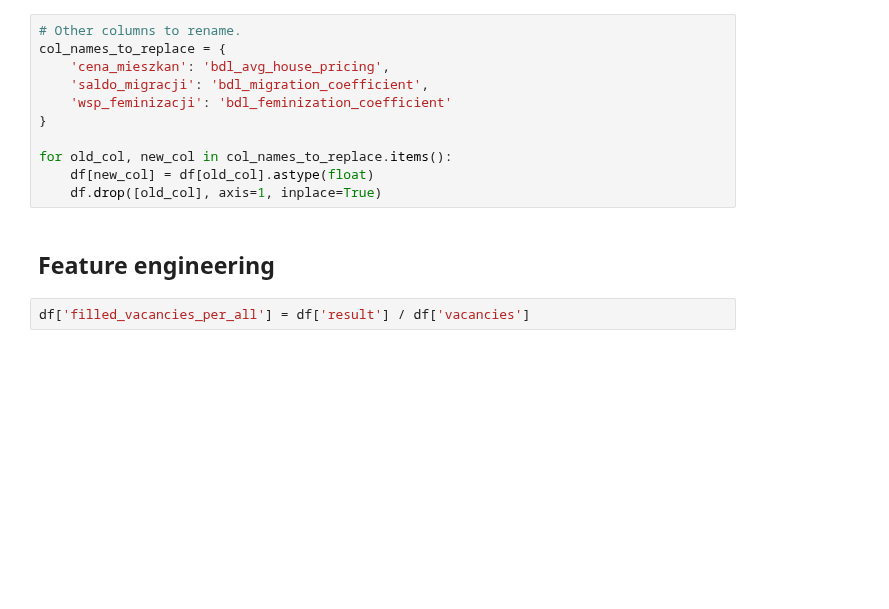
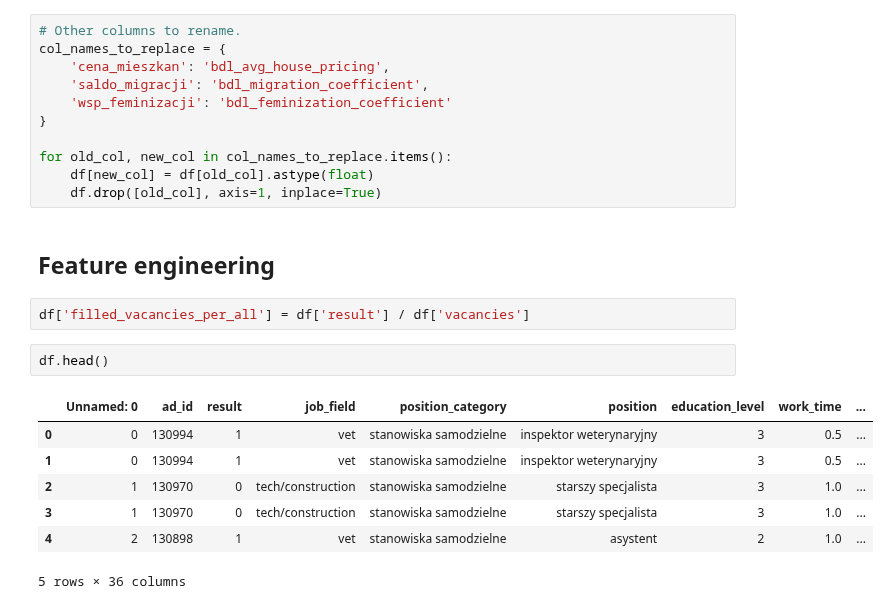
Before and after one commit to BERENZ/2024-mgr-sluzba-cywilna, a Jupyter notebook: Python/Code/feature_engineering.ipynb, the cells around one changed output. Drawn from its saved outputs; the diff is of its cells as text; blank space fills up the shorter version.

```diff
--- a/Python/Code/feature_engineering.ipynb
+++ b/Python/Code/feature_engineering.ipynb
@@ -47,4 +47,14 @@ for old_col, new_col in col_names_to_replace.items():
 ## Feature engineering
 # %%
 df['filled_vacancies_per_all'] = df['result'] / df['vacancies']
+# %%
+df.head()
+# %% [output]
+|  | Unnamed: 0 | ad_id | result | job_field | position_category | position | education_level | work_time | ... |
+| 0 | 0 | 130994 | 1 | vet | stanowiska samodzielne | inspektor weterynaryjny | 3 | 0.5 | ... |
+| 1 | 0 | 130994 | 1 | vet | stanowiska samodzielne | inspektor weterynaryjny | 3 | 0.5 | ... |
+| 2 | 1 | 130970 | 0 | tech/construction | stanowiska samodzielne | starszy specjalista | 3 | 1.0 | ... |
+| 3 | 1 | 130970 | 0 | tech/construction | stanowiska samodzielne | starszy specjalista | 3 | 1.0 | ... |
+| 4 | 2 | 130898 | 1 | vet | stanowiska samodzielne | asystent | 2 | 1.0 | ... |
+5 rows × 36 columns
 # %%
```
Also changed, not shown: parts of 8 cells of this notebook.
